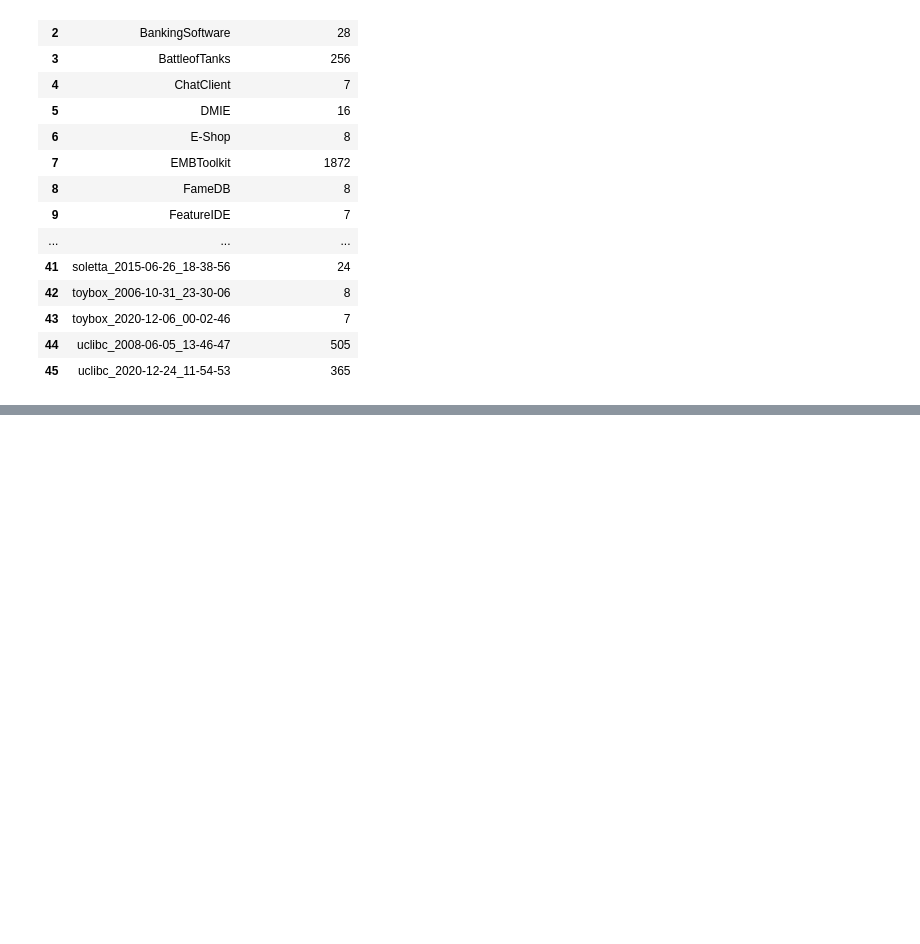
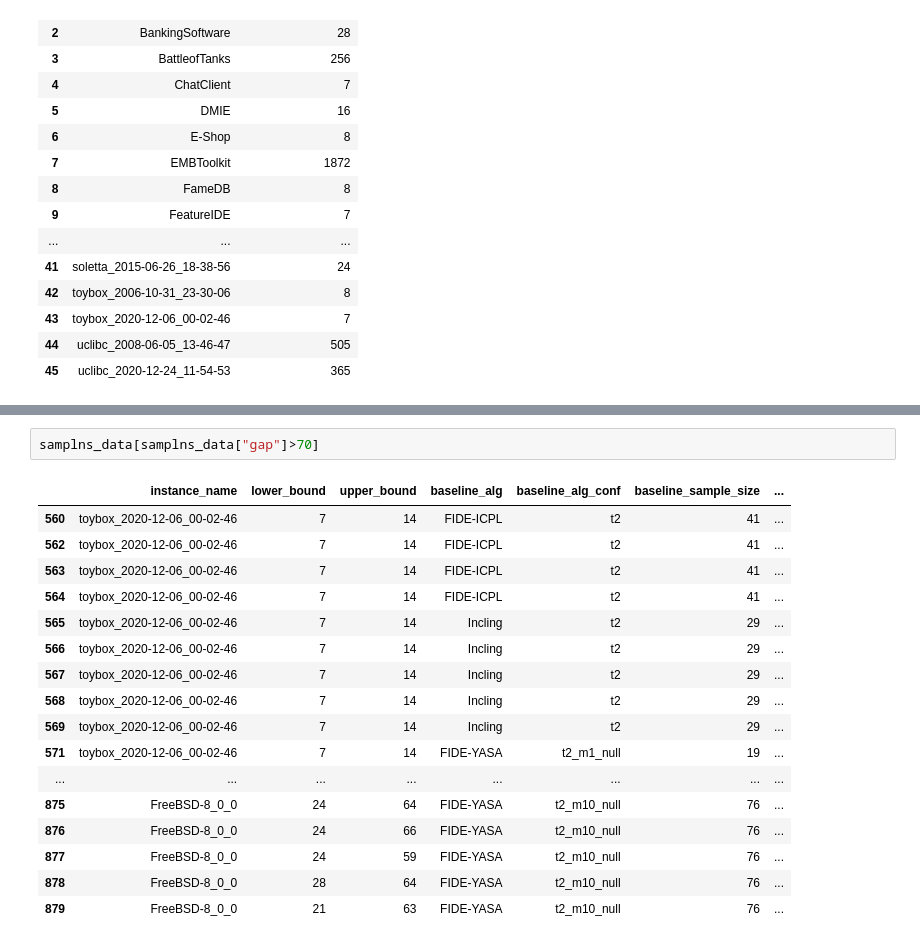
Before and after one commit to tubs-alg/SampLNS, a Jupyter notebook: evaluation/05_initial_sample_comparison/05_lower_bound_gap.ipynb, the cells around one changed output, grey strips where cells are left out. Drawn from its saved outputs; the diff is of its cells as text; blank space fills up the shorter version.

```diff
--- a/evaluation/05_initial_sample_comparison/05_lower_bound_gap.ipynb
+++ b/evaluation/05_initial_sample_comparison/05_lower_bound_gap.ipynb
@@ -105,3 +106,23 @@ samplns_data.groupby(["instance_name", "baseline_alg", "baseline_alg_conf"])[
+# %%
+samplns_data[samplns_data["gap"]>70]
+# %% [output]
+|  | instance_name | lower_bound | upper_bound | baseline_alg | baseline_alg_conf | baseline_sample_size | ... |
+| 560 | toybox_2020-12-06_00-02-46 | 7 | 14 | FIDE-ICPL | t2 | 41 | ... |
+| 562 | toybox_2020-12-06_00-02-46 | 7 | 14 | FIDE-ICPL | t2 | 41 | ... |
+| 563 | toybox_2020-12-06_00-02-46 | 7 | 14 | FIDE-ICPL | t2 | 41 | ... |
+| 564 | toybox_2020-12-06_00-02-46 | 7 | 14 | FIDE-ICPL | t2 | 41 | ... |
+| 565 | toybox_2020-12-06_00-02-46 | 7 | 14 | Incling | t2 | 29 | ... |
+| 566 | toybox_2020-12-06_00-02-46 | 7 | 14 | Incling | t2 | 29 | ... |
+| 567 | toybox_2020-12-06_00-02-46 | 7 | 14 | Incling | t2 | 29 | ... |
+| 568 | toybox_2020-12-06_00-02-46 | 7 | 14 | Incling | t2 | 29 | ... |
+| 569 | toybox_2020-12-06_00-02-46 | 7 | 14 | Incling | t2 | 29 | ... |
+| 571 | toybox_2020-12-06_00-02-46 | 7 | 14 | FIDE-YASA | t2_m1_null | 19 | ... |
+| ... | ... | ... | ... | ... | ... | ... | ... |
+| 875 | FreeBSD-8_0_0 | 24 | 64 | FIDE-YASA | t2_m10_null | 76 | ... |
+| 876 | FreeBSD-8_0_0 | 24 | 66 | FIDE-YASA | t2_m10_null | 76 | ... |
+| 877 | FreeBSD-8_0_0 | 24 | 59 | FIDE-YASA | t2_m10_null | 76 | ... |
+| 878 | FreeBSD-8_0_0 | 28 | 64 | FIDE-YASA | t2_m10_null | 76 | ... |
+| 879 | FreeBSD-8_0_0 | 21 | 63 | FIDE-YASA | t2_m10_null | 76 | ... |
 # %%
 samplns_data.groupby(["baseline_alg", "baseline_alg_conf"])[["gap"]].mean()
 # %% [output]
```
Also changed, not shown: parts of 9 cells of this notebook, 10 other files.
